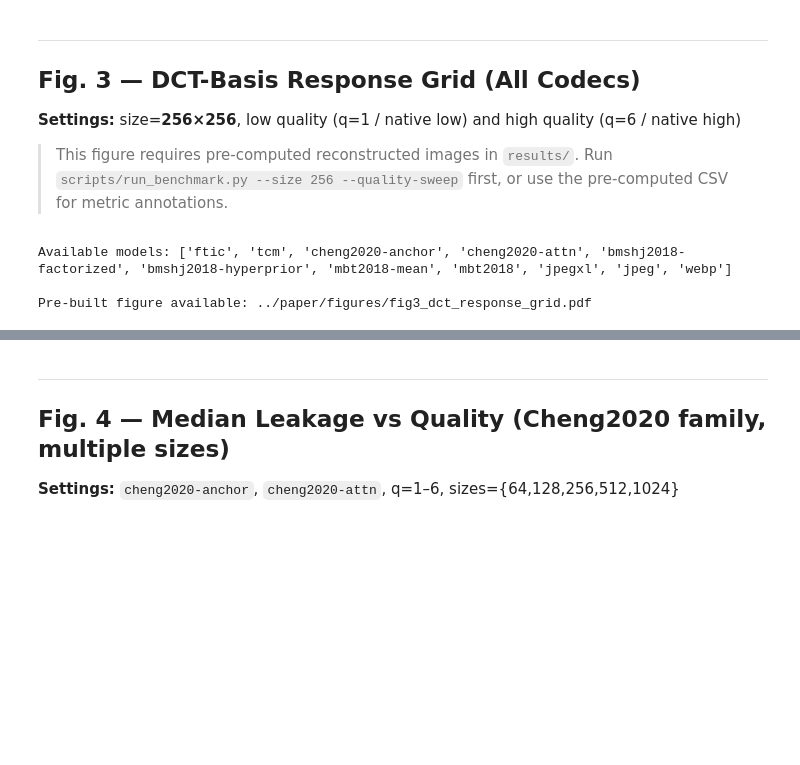
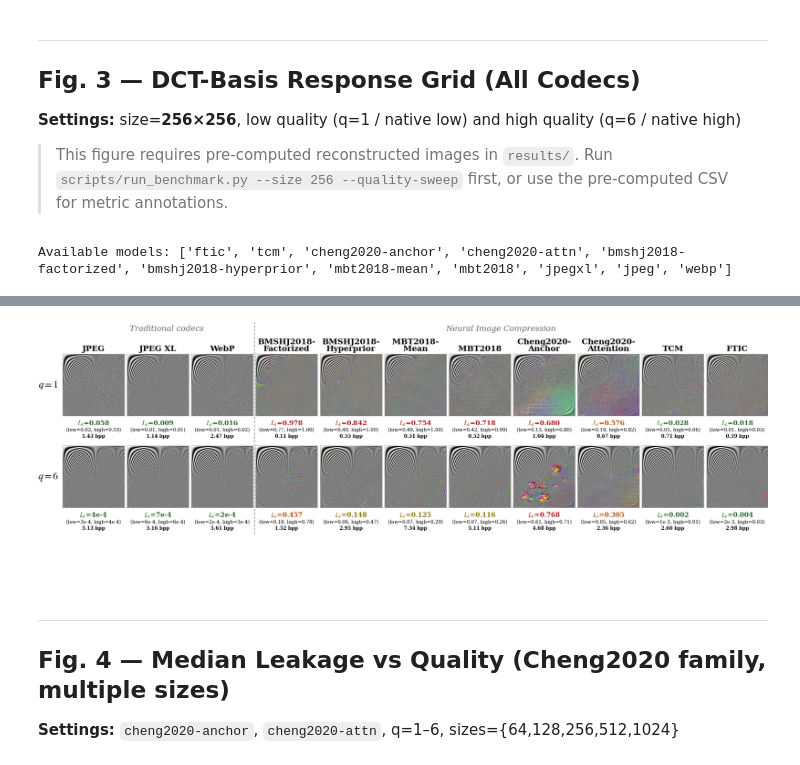
Before and after one commit to nkalmykovsk/dct_benchmark_nic, a Jupyter notebook: notebooks/02_paper_figures.ipynb, the cells around one changed output, grey strips where cells are left out. Drawn from its saved outputs; the diff is of its cells as text; code cells hidden in the pictures; blank space fills up the shorter version.

```diff
--- a/notebooks/02_paper_figures.ipynb
+++ b/notebooks/02_paper_figures.ipynb
@@ -175,13 +175,17 @@ else:
     df256 = pd.read_csv(csv_256)
     print('Available models:', df256['model'].unique().tolist())
 
-# Pre-built figure from paper:
-prebuilt = Path('../paper/figures/fig3_dct_response_grid.pdf')
-if prebuilt.exists():
-    print(f'\nPre-built figure available: {prebuilt}')
-    from IPython.display import IFrame
-    display(IFrame(str(prebuilt), width=900, height=300))
+# Display pre-built figure (PNG renders in Jupyter; PDF does not)
+from IPython.display import Image as IPImage, display as ipdisplay
+prebuilt_png = Path('../paper/figures/fig3_dct_response_grid.png')
+prebuilt_pdf = Path('../paper/figures/fig3_dct_response_grid.pdf')
+
+if prebuilt_png.exists():
+    ipdisplay(IPImage(filename=str(prebuilt_png), width=2100))
+elif prebuilt_pdf.exists():
+    print(f'PDF at {prebuilt_pdf} — convert to PNG for inline display.')
+    print('Run: python scripts/plot_fig3_grid.py --from-csv')
+else:
+    print('No pre-built figure. Run: python scripts/plot_fig3_grid.py --live')
 # %% [output]
 Available models: ['ftic', 'tcm', 'cheng2020-anchor', 'cheng2020-attn', 'bmshj2018-factorized', 'bmshj2018-hyperprior', 'mbt2018-mean', 'mbt2018', 'jpegxl', 'jpeg', 'webp']
-
-Pre-built figure available: ../paper/figures/fig3_dct_response_grid.pdf
@@ -189,3 +192,4 @@ Pre-built figure available: ../paper/figures/fig3_dct_response_grid.pdf
+[figure, added]
 # %% [markdown]
 ---
 ## Fig. 4 — Median Leakage vs Quality (Cheng2020 family, multiple sizes)
```
Also changed, not shown: parts of 4 cells of this notebook, 2 other files.
